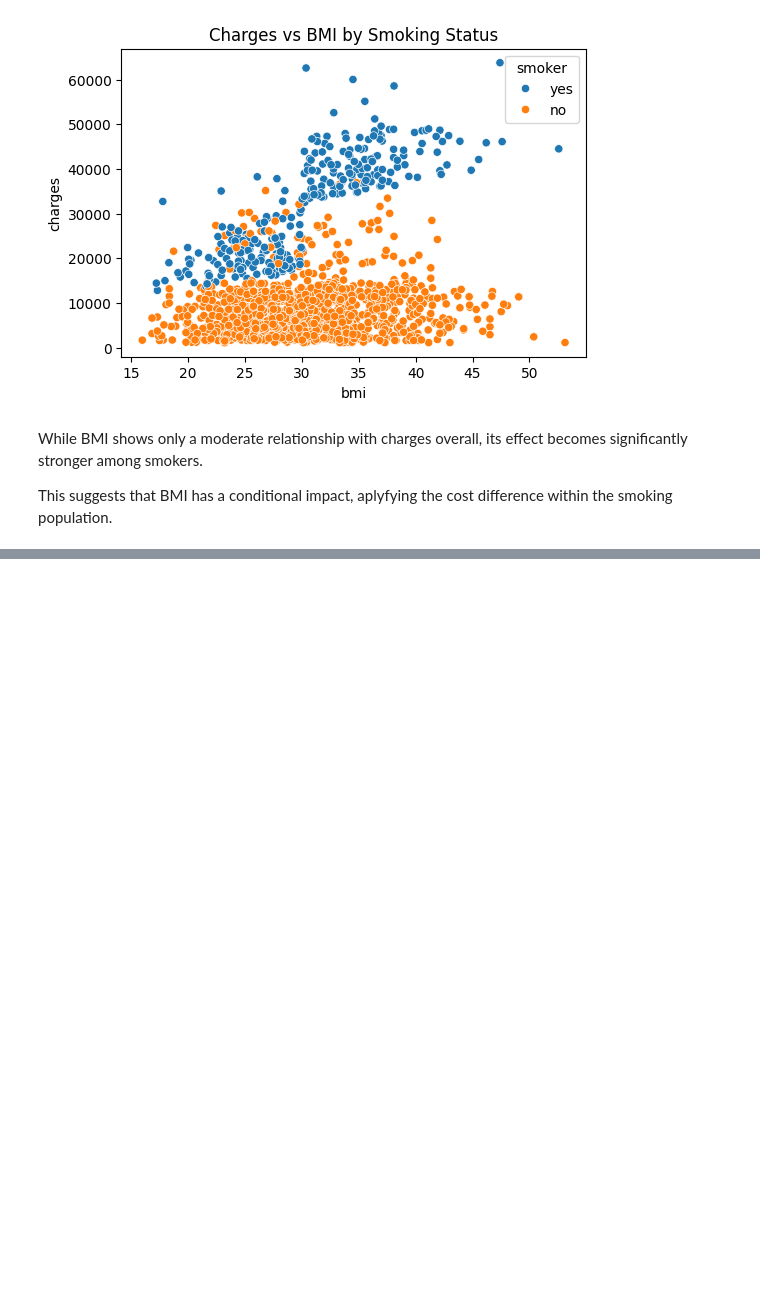
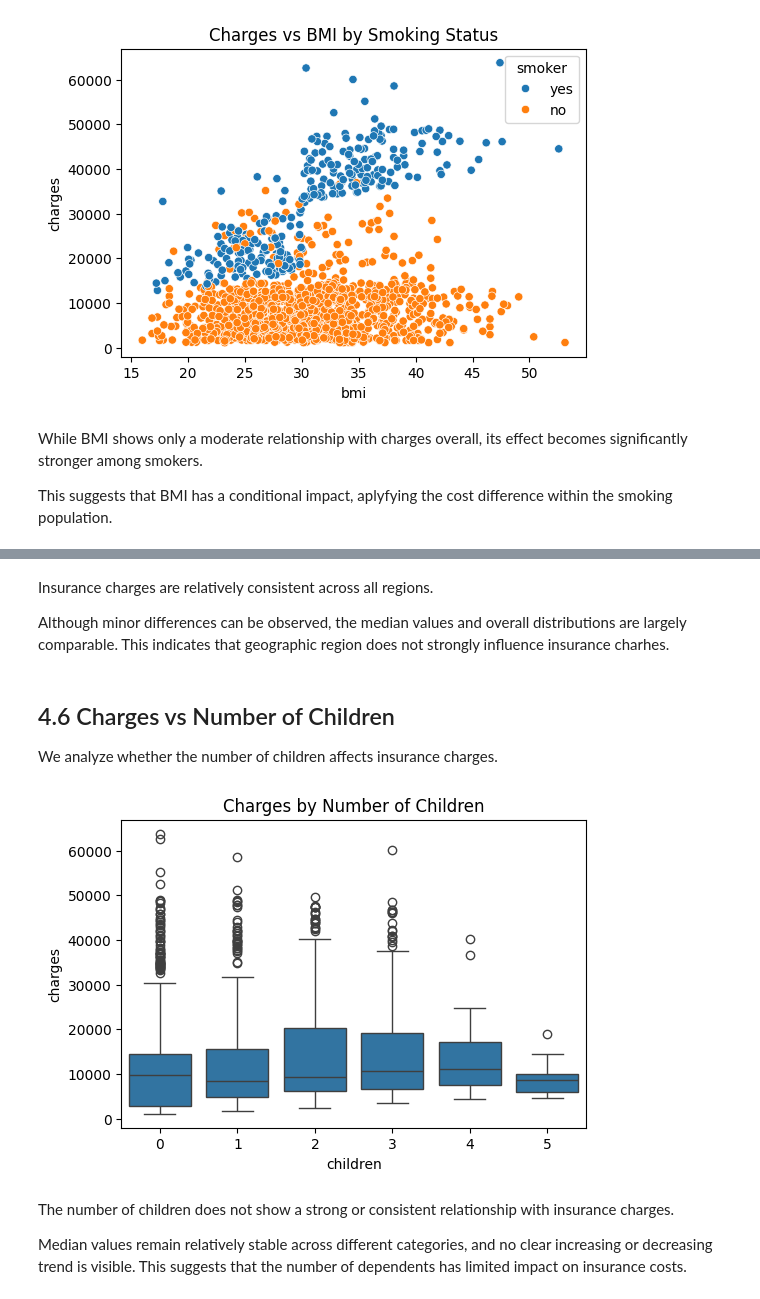
Before and after one commit to MKlim22/insurance-cost-analysis, a Jupyter notebook: notebooks/02_eda.ipynb, the cells around one changed output, grey strips where cells are left out. Cells and saved outputs as stored; diff of their text form; code cells hidden in the pictures; blank space fills up the shorter version.

```diff
--- a/notebooks/02_eda.ipynb
+++ b/notebooks/02_eda.ipynb
@@ -282,0 +310,21 @@ This suggests that BMI has a conditional impact, aplyfying the cost difference w
+# %% [markdown]
+Insurance charges are relatively consistent across all regions.
+
+Although minor differences can be observed, the median values and overall distributions are largely comparable.
+This indicates that geographic region does not strongly influence insurance charhes.
+# %% [markdown]
+## 4.6 Charges vs Number of Children
+
+We analyze whether the number of children affects insurance charges.
+# %%
+plt.figure(figsize=(6, 4))
+sns.boxplot(x="children", y="charges", data=df)
+plt.title("Charges by Number of Children")
+plt.show()
+# %% [output]
+[figure, added]
+# %% [markdown]
+The number of children does not show a strong or consistent relationship with insurance charges.
+
+Median values remain relatively stable across different categories, and no clear increasing or decreasing trend is visible.
+This suggests that the number of dependents has limited impact on insurance costs.
```
Also changed, not shown: parts of 10 cells of this notebook.
